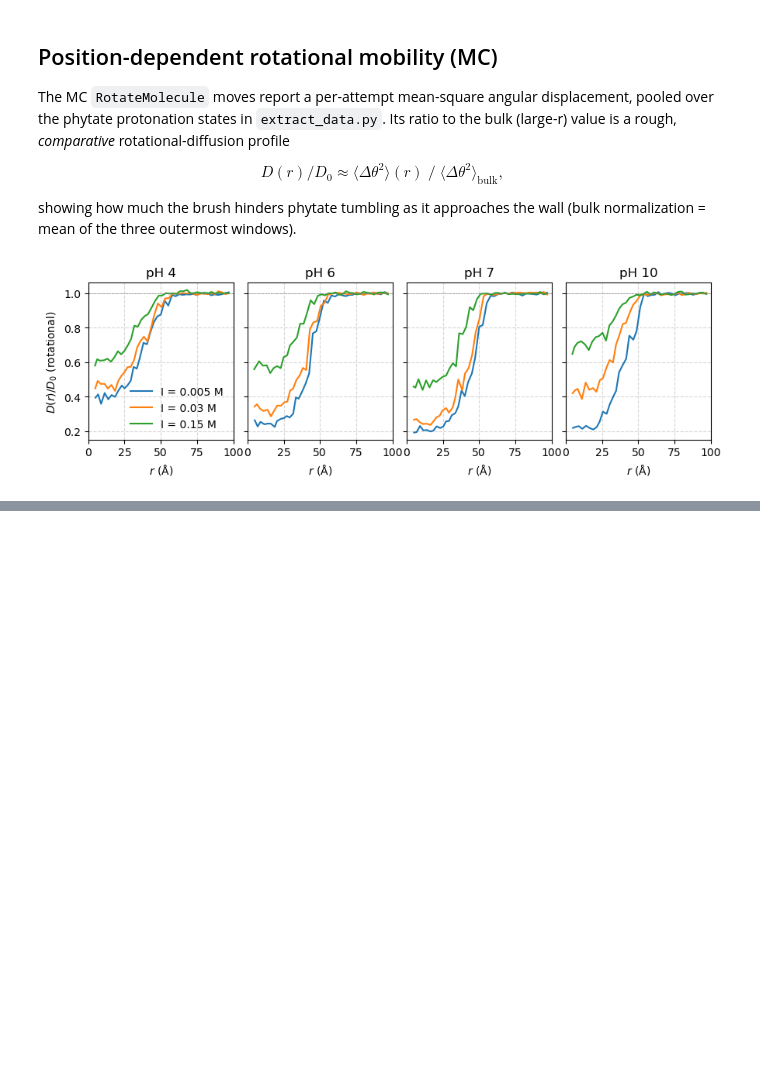
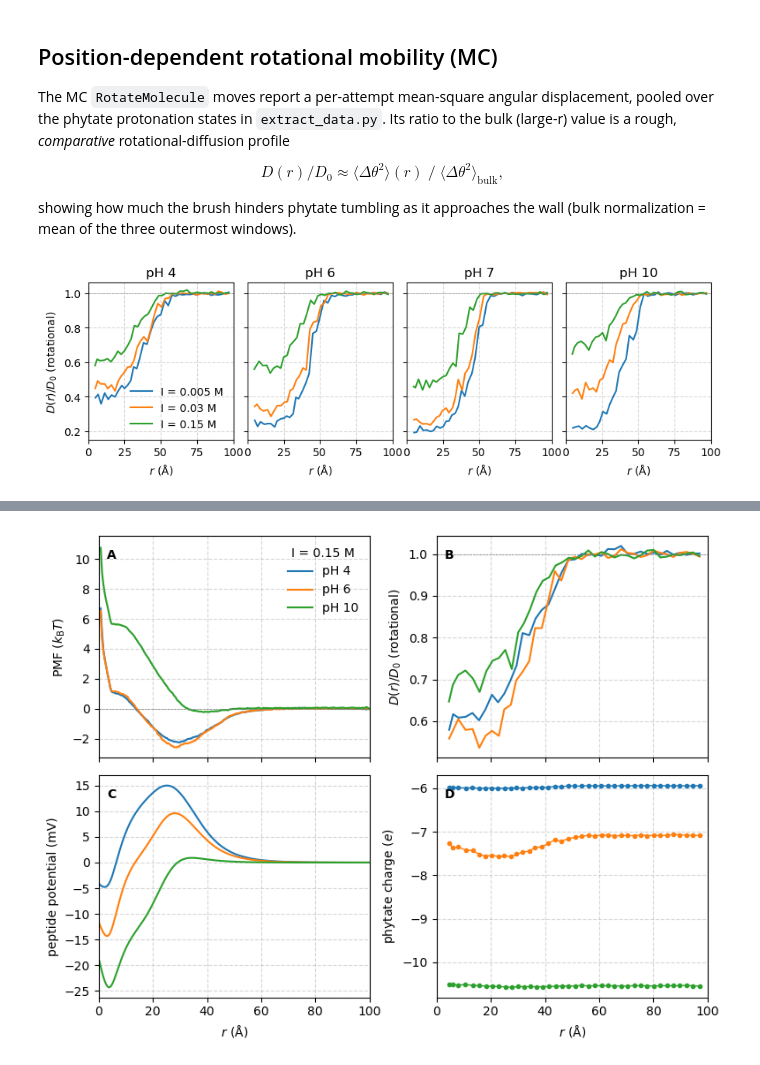
Before and after one commit to mlund/si-hempoil-phytate, a Jupyter notebook: mc/analysis.ipynb, the cells around one changed output, grey strips where cells are left out. Cells and saved outputs as stored; diff of their text form; code cells hidden in the pictures; blank space fills up the shorter version.

```diff
--- a/mc/analysis.ipynb
+++ b/mc/analysis.ipynb
@@ -276,0 +304,47 @@ fig.tight_layout(w_pad=0.01)
+# %%
+ionic = 0.15
+phs = [4.0, 6.0, 10.0]
+pH_color = {4.0: "C0", 6.0: "C1", 10.0: "C2"}  # blue / orange / green, matching the manuscript
+
+fig, axes = plt.subplots(2, 2, figsize=(8, 6), sharex=True)
+(axA, axB), (axC, axD) = axes
+
+for pH in phs:
+    row = data.loc[(ionic, pH)]
+    c = pH_color[pH]
+
+    pmf = row["pmf"]  # A: potential of mean force
+    axA.fill_between(
+        pmf.r, pmf.pmf_kT - pmf.stderr_kT, pmf.pmf_kT + pmf.stderr_kT, color=c, alpha=0.15
+    )
+    axA.plot(pmf.r, pmf.pmf_kT, color=c, label=f"pH {pH:g}")
+
+    msd = row["rot_msd"]  # B: rotational mobility relative to bulk
+    axB.plot(msd.r, msd.msd_rot / msd.msd_rot.iloc[-3:].mean(), color=c)
+
+    pot = row["potential_peptide"]  # C: peptide-brush potential
+    axC.plot(pot.r, pot.potential_peptide_mV, color=c)
+
+    charge = row["charge"]  # D: phytate charge
+    axD.plot(charge.r, charge.charge_phytate, color=c, marker="o", ms=3, lw=1)
+
+axA.axhline(0, color="gray", ls="--", lw=0.5)
+axA.set_ylabel(r"PMF ($k_\mathrm{B}T$)")
+axB.axhline(1, color="gray", ls="--", lw=0.5)
+axB.set_ylabel(r"$D(r)/D_0$ (rotational)")
+axC.set_ylabel("peptide potential (mV)")
+axD.set_ylabel(r"phytate charge ($e$)")
+axC.set_xlabel(r"$r$ (Å)")
+axD.set_xlabel(r"$r$ (Å)")
+
+for ax, letter in zip(axes.flat, "ABCD"):
+    ax.set_xlim(0, 100)
+    ax.grid(axis="x", linestyle="--", alpha=0.5)
+    ax.grid(axis="y", linestyle="--", alpha=0.5)
+    ax.text(0.03, 0.94, letter, transform=ax.transAxes, fontweight="bold", va="top")
+
+axA.legend(frameon=False, title=f"I = {ionic:g} M")
+fig.tight_layout(w_pad=0)
+fig.savefig("composite.png", dpi=200)
+# %% [output]
+[figure, added]
```
Also changed, not shown: parts of 7 cells of this notebook, 2 other files.
